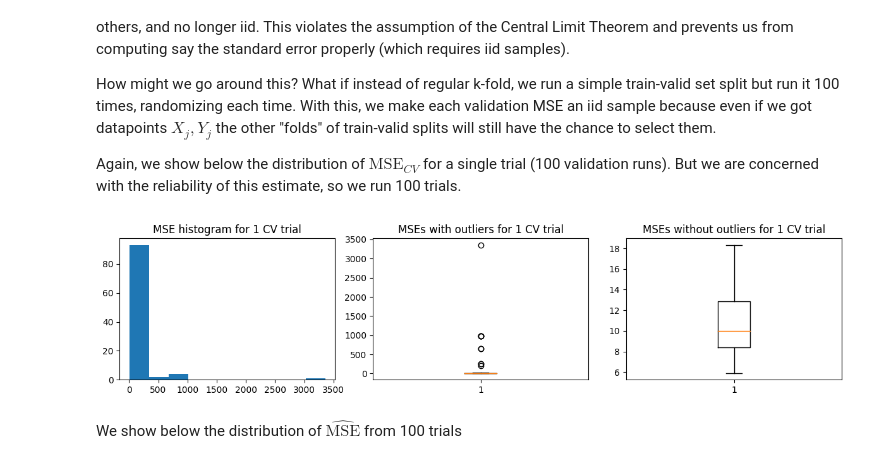
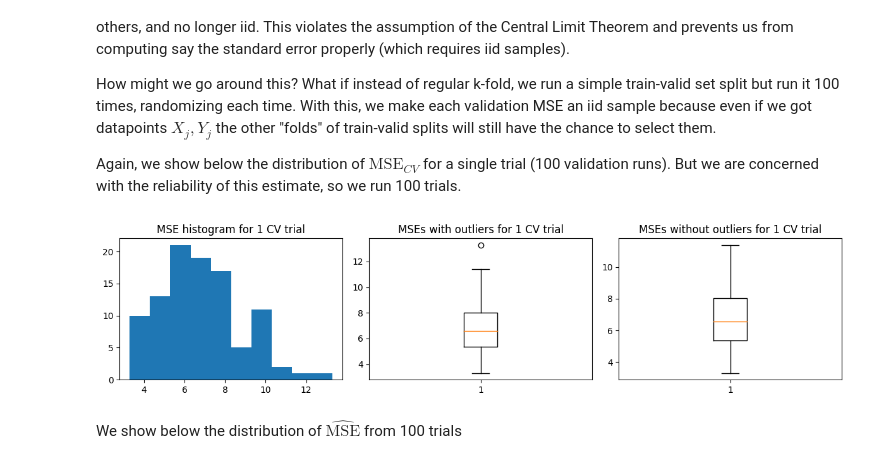
Before and after one commit to PrinceJavier/princejavier.github.io, a Jupyter notebook: _sources/supervised_learning/k_fold_cv.ipynb, the cells around one changed output. Cells and saved outputs as stored; diff of their text form; code cells hidden in the pictures.

```diff
--- a/_sources/supervised_learning/k_fold_cv.ipynb
+++ b/_sources/supervised_learning/k_fold_cv.ipynb
@@ -133,13 +135,13 @@ The chart below shows the highly skewed ${\text{MSE}_{CV}}$ values for one trial
 from sklearn import linear_model
 from sklearn.metrics import mean_squared_error, r2_score
 
-def run_kfold_trials(k_folds, trials, X_train, Y_train):
+def run_kfold_trials(k_folds, trials, X_train, Y_train, func, plot=True, seed=42):
 
     k_folds_idx = np.array(np.split(np.arange(len(X_train)), k_folds))
     mse_means = []
     mse_stds = []
 
-    np.random.seed(42)
+    np.random.seed(seed)
     for trial in range(trials):
 
         inds = np.arange(len(X_train))
@@ -147,10 +149,7 @@ def run_kfold_trials(k_folds, trials, X_train, Y_train):
         X_train_shuffled = X_train[inds]
         Y_train_shuffled = Y_train[inds]
 
-
         mse_list = []
-        coeffs_list = []
-
         for k in range(k_folds):
 
             k_folds_idx_retain = np.delete(np.arange(k_folds), k)
@@ -164,7 +163,7 @@ def run_kfold_trials(k_folds, trials, X_train, Y_train):
             Y_fold_valid = Y_train_shuffled[sample_idx_valid]
 
             # Create linear regression object
-            regr = linear_model.LinearRegression()
+            regr = func
 
             # Train the model using the training sets
             regr.fit(X_fold_train, Y_fold_train)
@@ -172,10 +171,8 @@ def run_kfold_trials(k_folds, trials, X_train, Y_train):
             # Make predictions using the testing set
             y_pred = regr.predict(X_fold_valid)
 
-            coeffs_list += [regr.coef_]
             mse_list += [mean_squared_error(Y_fold_valid, y_pred)]
 
-        coeffs_list = np.array(coeffs_list)
         mse_list = np.array(mse_list)
 
         # compute the mean MSE from cross validation
@@ -187,7 +184,7 @@ def run_kfold_trials(k_folds, trials, X_train, Y_train):
         mse_means += [mse_mean]
         mse_stds += [mse_std]
 
-        if trial == 0:
+        if trial == 0 and plot:
             fig, axs = plt.subplots(1, 3, figsize=(12, 3))
             axs[0].hist(mse_list, cumulative=False)
 
@@ -207,7 +204,8 @@ We define 100 k-folds and 100 trials (100-fold each).
 # do standard k-fold cross validation
 k_folds = 100
 trials = 100
-mse_means, mse_stds = run_kfold_trials(k_folds, trials, X_train, Y_train)
+func = linear_model.LinearRegression()
+mse_means, mse_stds = run_kfold_trials(k_folds, trials, X_train, Y_train, func)
 # %% [output]
 [figure]
 # %% [markdown]
@@ -232,7 +230,7 @@ plot_mse_dists(mse_means)
 # %% [markdown]
 We computed the ground truth $\text{MSE}_{test}$ as well as the mean and standard deviation of $\hat{\text{MSE}}$. We find that $\text{mean}(\hat{\text{MSE}}) \pm \text{std}(\hat{\text{MSE}})$ does not cover $\text{MSE}_{test}$. However, the estimated $\hat{\text{MSE}}$ has low variance so it speaks about the consistency of the results when using k-fold CV for this problem.
 # %%
-def compare_w_test_mse(mse_means, X_train, Y_train, X_test, Y_test):
+def compare_w_test_mse(mse_means, X_train, Y_train, X_test, Y_test, func):
     # compute the mean MSE from cross validation
     mse_mean = np.mean(mse_means)
 
@@ -241,7 +239,7 @@ def compare_w_test_mse(mse_means, X_train, Y_train, X_test, Y_test):
 
     # compute the true MSE from the test set when trained on the entire train set
     # Create linear regression object
-    regr = linear_model.LinearRegression()
+    regr = func
 
     # Train the model using the training sets
     regr.fit(X_train, Y_train)
@@ -255,5 +253,7 @@ def compare_w_test_mse(mse_means, X_train, Y_train, X_test, Y_test):
     print("Std Dev MSE      ", mse_std)
     print("Ground truth MSE ", mse_gt)
 
-compare_w_test_mse(mse_means, X_train, Y_train, X_test, Y_test)
+
+func = linear_model.LinearRegression()
+compare_w_test_mse(mse_means, X_train, Y_train, X_test, Y_test, func)
 # %% [output]
@@ -267,16 +268,14 @@ How might we go around this? What if instead of regular k-fold, we run a simple
 
 Again, we show below the distribution of $\text{MSE}_{CV}$ for a single trial (100 validation runs). But we are concerned with the reliability of this estimate, so we run 100 trials.
 # %%
-def run_kfold2_trials(k_folds, trials, X_train, Y_train):
+def run_kfold2_trials(k_folds, trials, X_train, Y_train, func, plot=True, seed=42):
     mse_means = []
     mse_stds = []
 
     for trial in range(trials):
 
         mse_list = []
-        coeffs_list = []
-
-        np.random.choice(42)
+        np.random.seed(seed)
         for k in range(k_folds):
 
             sample_idx = np.arange(len(X_train))
@@ -291,18 +290,15 @@ def run_kfold2_trials(k_folds, trials, X_train, Y_train):
             Y_fold_valid = Y_train[valid_idx]
 
             # Create linear regression object
-            regr = linear_model.LinearRegression()
+            regr = func
 
             # Train the model using the training sets
             regr.fit(X_fold_train, Y_fold_train)
 
             # Make predictions using the testing set
             y_pred = regr.predict(X_fold_valid)
-
-            coeffs_list += [regr.coef_]
             mse_list += [mean_squared_error(Y_fold_valid, y_pred)]
 
-        coeffs_list = np.array(coeffs_list)
         mse_list = np.array(mse_list)
 
         # compute the mean MSE from cross validation
@@ -314,7 +310,7 @@ def run_kfold2_trials(k_folds, trials, X_train, Y_train):
         mse_means += [mse_mean]
         mse_stds += [mse_std]
 
-        if trial == 0:
+        if trial == 0 and plot:
             fig, axs = plt.subplots(1, 3, figsize=(12, 3))
             axs[0].hist(mse_list, cumulative=False)
 
@@ -329,12 +325,12 @@ def run_kfold2_trials(k_folds, trials, X_train, Y_train):
 
     return mse_means, mse_stds
 # %%
-# do standard k-fold cross validation
 k_folds = 100
 trials = 100
-mse_means, mse_stds = run_kfold2_trials(k_folds, trials, X_train, Y_train)
+func = linear_model.LinearRegression()
+mse_means, mse_stds = run_kfold2_trials(k_folds, trials, X_train, Y_train, func)
 # %% [output]
-[figure, old version]
+[figure, new version]
 # %% [markdown]
 We show below the distribution of $\hat{\text{MSE}}$ from 100 trials
 # %%
```
Also changed, not shown: parts of 28 cells of this notebook, 14 other files.
